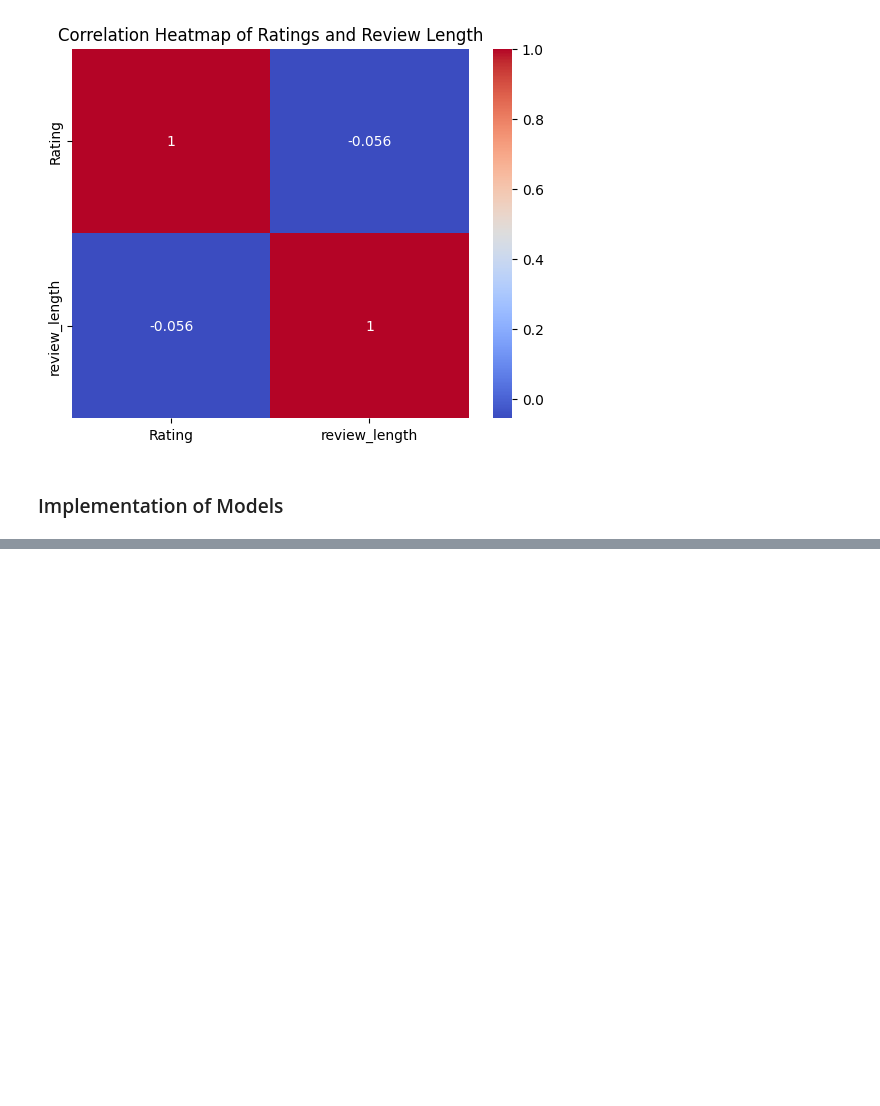
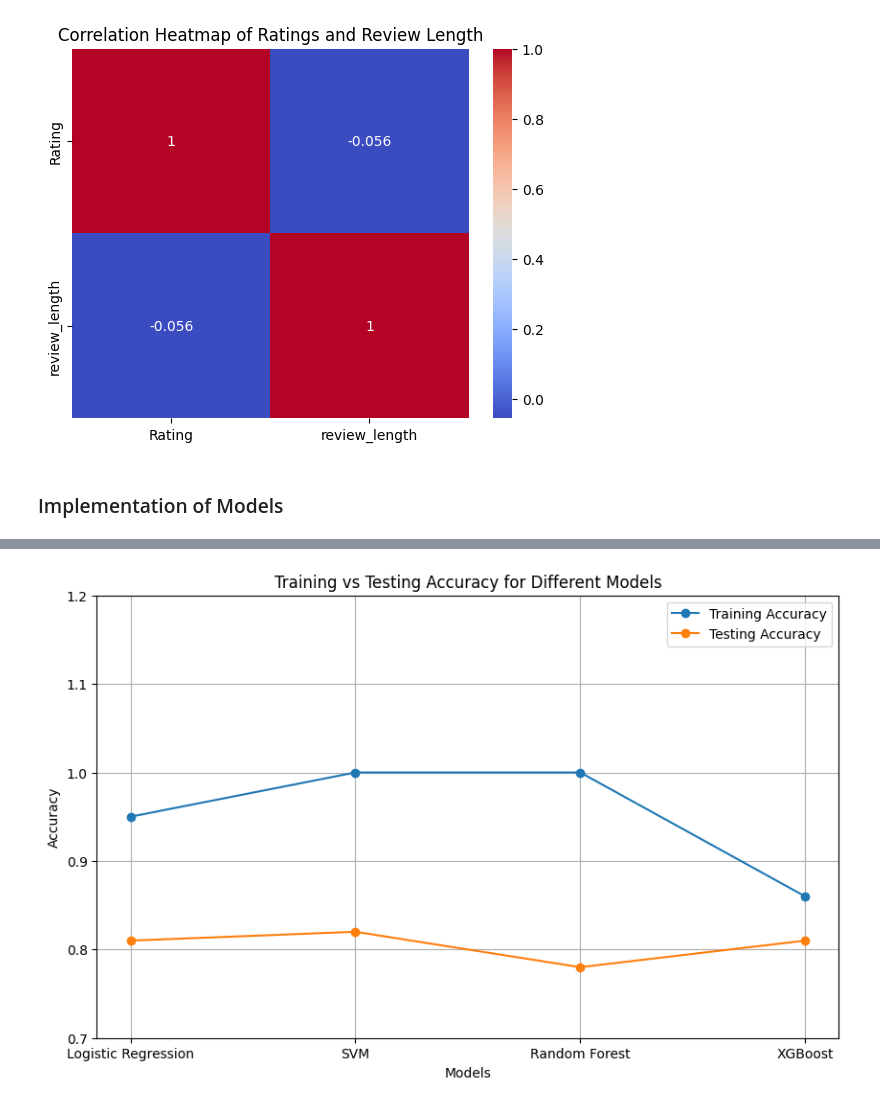
Before and after one commit to Prasanna3528/SentimentAnalysis_Project, a Jupyter notebook: Project_Code_22083075.ipynb, the cells around one changed output, grey strips where cells are left out. Saved outputs shown, nothing was run; the diff lists cells and outputs as text; code cells hidden in the pictures; blank space fills up the shorter version.

Commit message:
Added code for plots for metrics visualizations

```diff
--- a/Project_Code_22083075.ipynb
+++ b/Project_Code_22083075.ipynb
@@ -673,3 +673,34 @@ classification metrics for the Testing Data:
    macro avg       0.84      0.62      0.69     18100
 weighted avg       0.86      0.86      0.84     18100
 [figure]
+# %%
+# Training and Testing Accuracies
+Tr_acc_allmodels = {
+    'Logistic Regression': 0.95,
+    'SVM': 1.00,
+    'Random Forest': 1.00,
+    'XGBoost': 0.86
+}
+
+Test_acc_allmodels = {
+    'Logistic Regression': 0.81,
+    'SVM': 0.82,
+    'Random Forest': 0.78,
+    'XGBoost': 0.81
+}
+
+# Plot the accuracies
+plt.figure(figsize=(10, 6))
+plt.plot(Tr_acc_allmodels.keys(), Tr_acc_allmodels.values(), label='Training Accuracy', marker='o')
+plt.plot(Test_acc_allmodels.keys(), Test_acc_allmodels.values(), label='Testing Accuracy', marker='o')
+
+# Add plot details
+plt.title("Training vs Testing Accuracy for Different Models")
+plt.xlabel("Models")
+plt.ylabel("Accuracy")
+plt.ylim(0.7, 1.2)
+plt.legend()
+plt.grid(True)
+plt.show()
+# %% [output]
+[figure, added]
```
Also changed, not shown: parts of 6 cells of this notebook.
